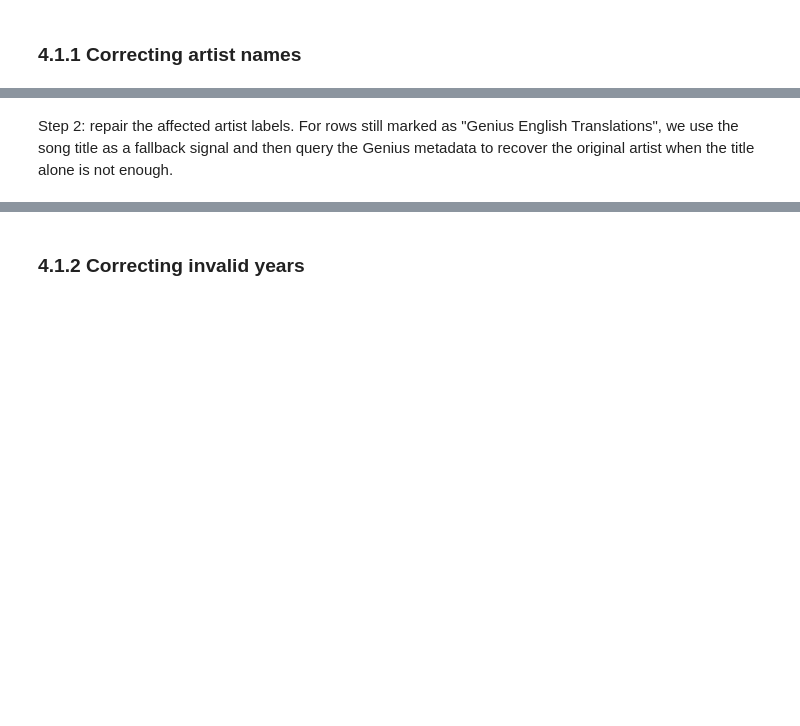
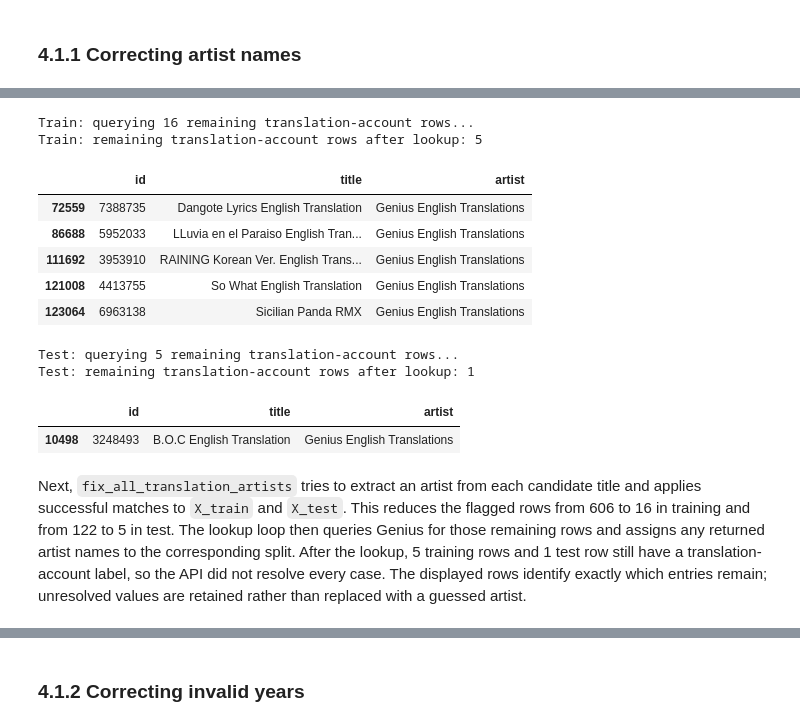
Before and after one commit to jnfpm/Text-Mining-, a Jupyter notebook: EDA.ipynb, the cells around one changed output, grey strips where cells are left out. Drawn from its saved outputs; the diff is of its cells as text; code cells hidden in the pictures; blank space fills up the shorter version.

```diff
--- a/EDA.ipynb
+++ b/EDA.ipynb
@@ -855,0 +889,18 @@ Test  — Genius English Translations: 0  | NaN: 5
+# %%
+
+X_train = fix_all_translation_artists(X_train)
+X_test = fix_all_translation_artists(X_test)
+
+#checking how many rows couldn't be fixed by the structure approach
+train_remaining_translation_mask = X_train['artist'].str.contains(
+    translation_account_pattern, na=False, regex=True
+)
+test_remaining_translation_mask = X_test['artist'].str.contains(
+    translation_account_pattern, na=False, regex=True
+)
+
+print(f"Train remaining translation-account rows: {train_remaining_translation_mask.sum()}")
+display(X_train.loc[train_remaining_translation_mask, 'artist'].value_counts().rename_axis('artist').reset_index(name='count'))
+
+print(f"Test remaining translation-account rows: {test_remaining_translation_mask.sum()}")
+display(X_test.loc[test_remaining_translation_mask, 'artist'].value_counts().rename_axis('artist').reset_index(name='count'))
@@ -856,2 +915,39 @@ Test  — Genius English Translations: 0  | NaN: 5
+# %%
+#getting those rows that couldnt be corrected by the structure
+for name, data in [('Train', X_train), ('Test', X_test)]:
+    remaining_mask = data['artist'].str.contains(
+        translation_account_pattern, na=False, regex=True
+    )
+    remaining_ids = data.loc[remaining_mask, 'id']
+
+    print(f"{name}: querying {len(remaining_ids)} remaining translation-account rows...")
+    if not remaining_ids.empty:
+        fetched = get_info_batch(remaining_ids, artist=True) # trying to correct those artists trough the Genius API
+        data.loc[remaining_mask, 'artist'] = (
+            data.loc[remaining_mask, 'id'].map(fetched['artist'])
+            .where(lambda artists: artists.notna(), data.loc[remaining_mask, 'artist'])
+        )
+ #checking how many rows couldn't be fixed by the API approach
+    still_remaining_mask = data['artist'].str.contains(
+        translation_account_pattern, na=False, regex=True
+    )
+    still_remaining_rows = data.loc[
+        still_remaining_mask, ['id', 'title', 'artist']
+    ]
+    print(f"{name}: remaining translation-account rows after lookup: {len(still_remaining_rows)}")
+    display(still_remaining_rows)
+# %% [output]
+Train: querying 16 remaining translation-account rows...
+Train: remaining translation-account rows after lookup: 5
+|  | id | title | artist |
+| 72559 | 7388735 | Dangote Lyrics English Translation | Genius English Translations |
+| 86688 | 5952033 | LLuvia en el Paraiso English Tran... | Genius English Translations |
+| 111692 | 3953910 | RAINING Korean Ver. English Trans... | Genius English Translations |
+| 121008 | 4413755 | So What English Translation | Genius English Translations |
+| 123064 | 6963138 | Sicilian Panda RMX | Genius English Translations |
+Test: querying 5 remaining translation-account rows...
+Test: remaining translation-account rows after lookup: 1
+|  | id | title | artist |
+| 10498 | 3248493 | B.O.C English Translation | Genius English Translations |
 # %% [markdown]
-Step 2: repair the affected artist labels. For rows still marked as "Genius English Translations", we use the song title as a fallback signal and then query the Genius metadata to recover the original artist when the title alone is not enough.
+Next, `fix_all_translation_artists` tries to extract an artist from each candidate title and applies successful matches to `X_train` and `X_test`. This reduces the flagged rows from 606 to 16 in training and from 122 to 5 in test. The lookup loop then queries Genius for those remaining rows and assigns any returned artist names to the corresponding split. After the lookup, 5 training rows and 1 test row still have a translation-account label, so the API did not resolve every case. The displayed rows identify exactly which entries remain; unresolved values are retained rather than replaced with a guessed artist.
```
Also changed, not shown: parts of 33 cells of this notebook, 1 other file.
